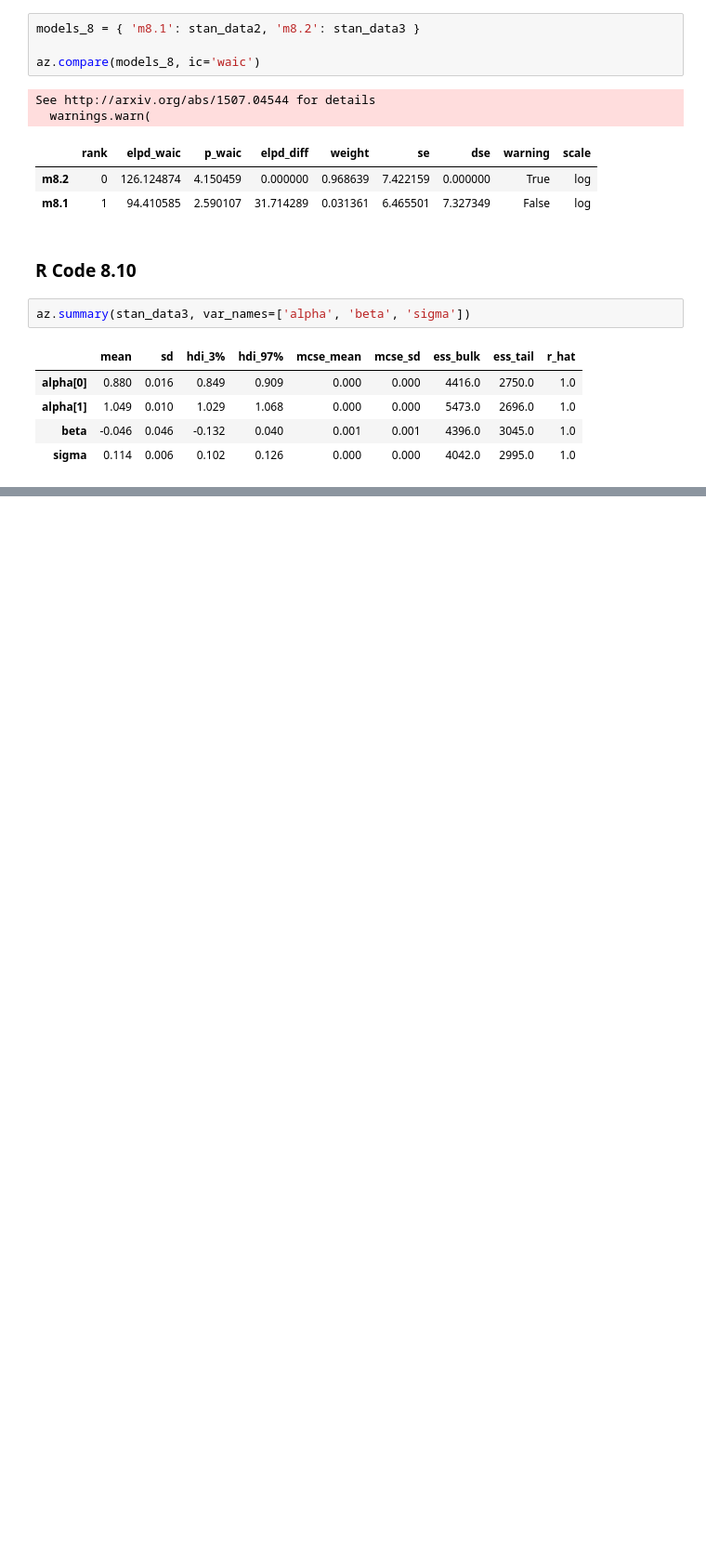
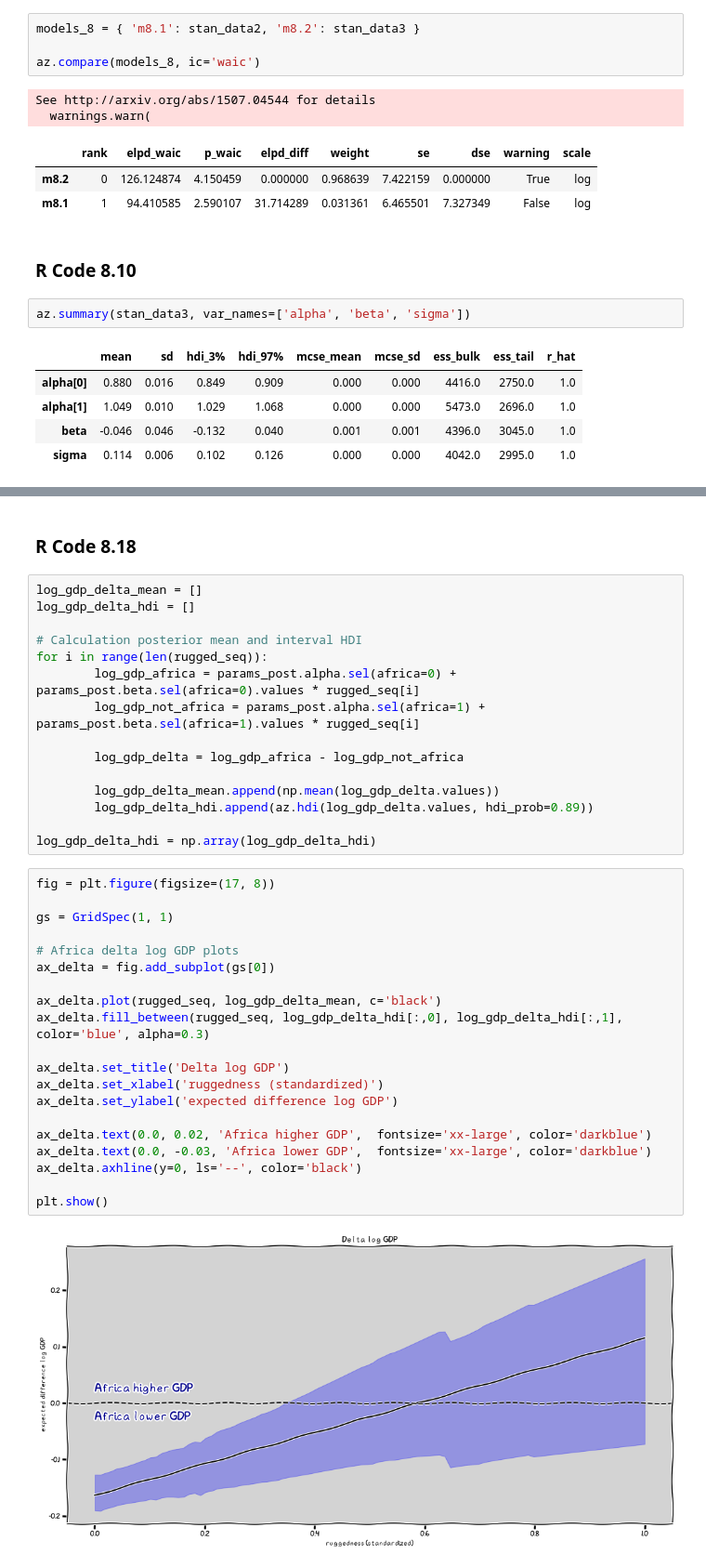
Before and after one commit to rodolphomacedo/statistical_rethinking_pt_BR, a Jupyter notebook: parte_8.ipynb, the cells around one changed output, grey strips where cells are left out. Shown at 93% size. Drawn from its saved outputs; the diff is of its cells as text; blank space fills up the shorter version.

```diff
--- a/parte_8.ipynb
+++ b/parte_8.ipynb
@@ -768,0 +769,39 @@ plt.show()
+# %% [markdown]
+### R Code 8.18
+# %%
+log_gdp_delta_mean = []
+log_gdp_delta_hdi = []
+
+# Calculation posterior mean and interval HDI
+for i in range(len(rugged_seq)):
+        log_gdp_africa = params_post.alpha.sel(africa=0) + params_post.beta.sel(africa=0).values * rugged_seq[i]
+        log_gdp_not_africa = params_post.alpha.sel(africa=1) + params_post.beta.sel(africa=1).values * rugged_seq[i]
+
+        log_gdp_delta = log_gdp_africa - log_gdp_not_africa
+
+        log_gdp_delta_mean.append(np.mean(log_gdp_delta.values))
+        log_gdp_delta_hdi.append(az.hdi(log_gdp_delta.values, hdi_prob=0.89))
+
+log_gdp_delta_hdi = np.array(log_gdp_delta_hdi)
+# %%
+fig = plt.figure(figsize=(17, 8))
+
+gs = GridSpec(1, 1)
+
+# Africa delta log GDP plots
+ax_delta = fig.add_subplot(gs[0])
+
+ax_delta.plot(rugged_seq, log_gdp_delta_mean, c='black')
+ax_delta.fill_between(rugged_seq, log_gdp_delta_hdi[:,0], log_gdp_delta_hdi[:,1], color='blue', alpha=0.3)
+
+ax_delta.set_title('Delta log GDP')
+ax_delta.set_xlabel('ruggedness (standardized)')
+ax_delta.set_ylabel('expected difference log GDP')
+
+ax_delta.text(0.0, 0.02, 'Africa higher GDP',  fontsize='xx-large', color='darkblue')
+ax_delta.text(0.0, -0.03, 'Africa lower GDP',  fontsize='xx-large', color='darkblue')
+ax_delta.axhline(y=0, ls='--', color='black')
+
+plt.show()
+# %% [output]
+[figure, added]
```
Also changed, not shown: parts of 65 cells of this notebook, 1 other file.
